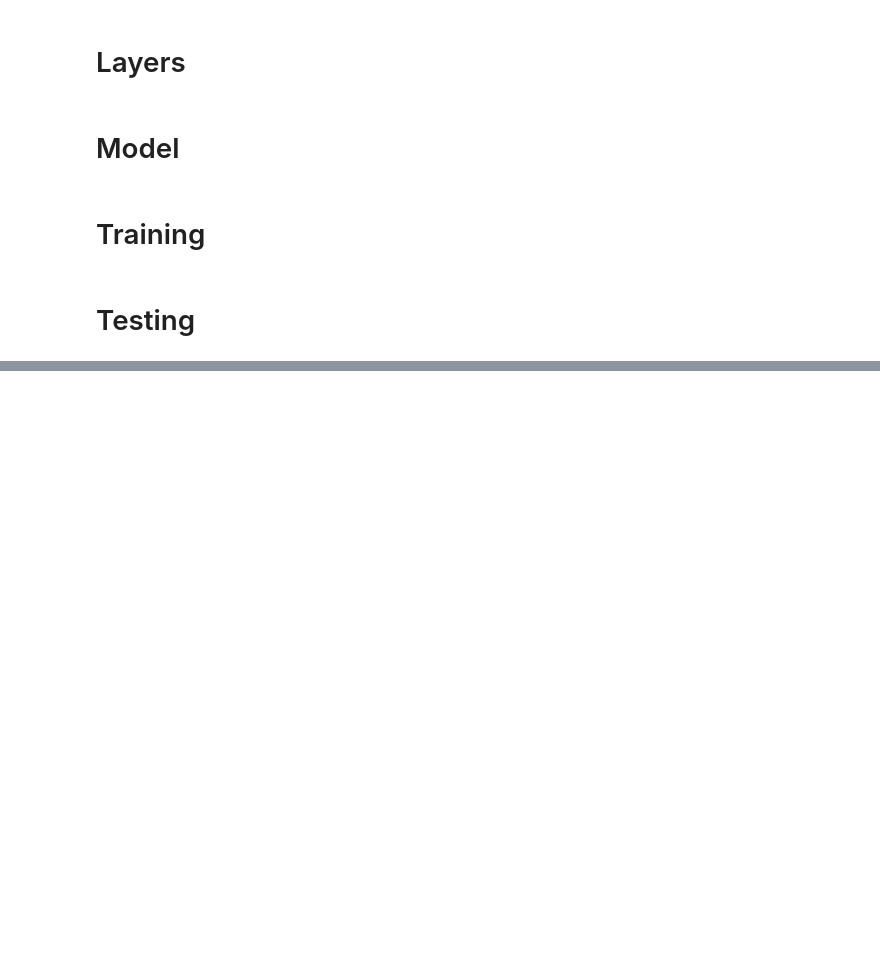
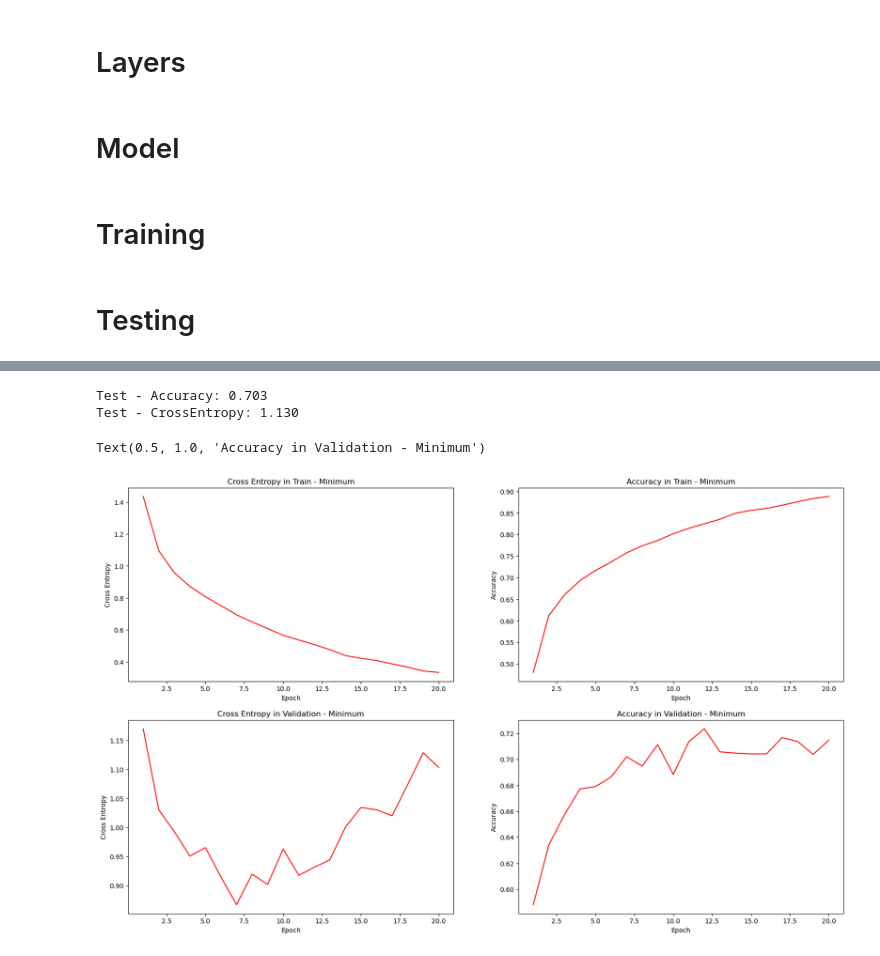
Before and after one commit to RabaDaba1/pooling-layer-analysis, a Jupyter notebook: main_Carlos.ipynb, the cells around one changed output, grey strips where cells are left out. Saved outputs shown, nothing was run; the diff lists cells and outputs as text; code cells hidden in the pictures; blank space fills up the shorter version.

```diff
--- a/main_Carlos.ipynb
+++ b/main_Carlos.ipynb
@@ -560,0 +608,5 @@ Test - CrossEntropy: 1.443
+# %%
+model = LeNetModel(minimum)
+criterion = nn.CrossEntropyLoss()
+optimizer = optim.Adam(model.parameters(), lr=0.001)
+trained_model_minimum, t_l_minimum, t_a_minimum, v_l_minimum, v_a_minimum = train(model, train_loader, criterion, optimizer, val_loader=val_loader)
@@ -560,0 +631,30 @@ Test - CrossEntropy: 1.443
+# %%
+test(trained_model_minimum, test_loader, criterion, device='cuda')
+# %% [output]
+Test - Accuracy: 0.703
+Test - CrossEntropy: 1.130
+# %%
+fig, ax = plt.subplots(2,2, figsize = (20, 12))
+
+ax[0][0].plot(range(1,21), t_l_minimum, color = "red")
+ax[0][0].set_xlabel("Epoch")
+ax[0][0].set_ylabel("Cross Entropy")
+ax[0][0].set_title("Cross Entropy in Train - Minimum")
+
+ax[0][1].plot(range(1,21), t_a_minimum, color = "red")
+ax[0][1].set_xlabel("Epoch")
+ax[0][1].set_ylabel("Accuracy")
+ax[0][1].set_title("Accuracy in Train - Minimum")
+
+ax[1][0].plot(range(1,21), v_l_minimum, color = "red")
+ax[1][0].set_xlabel("Epoch")
+ax[1][0].set_ylabel("Cross Entropy")
+ax[1][0].set_title("Cross Entropy in Validation - Minimum")
+
+ax[1][1].plot(range(1,21), v_a_minimum, color = "red")
+ax[1][1].set_xlabel("Epoch")
+ax[1][1].set_ylabel("Accuracy")
+ax[1][1].set_title("Accuracy in Validation - Minimum")
+# %% [output]
+Text(0.5, 1.0, 'Accuracy in Validation - Minimum')
+[figure, added]
```
Also changed, not shown: parts of 40 cells of this notebook.
